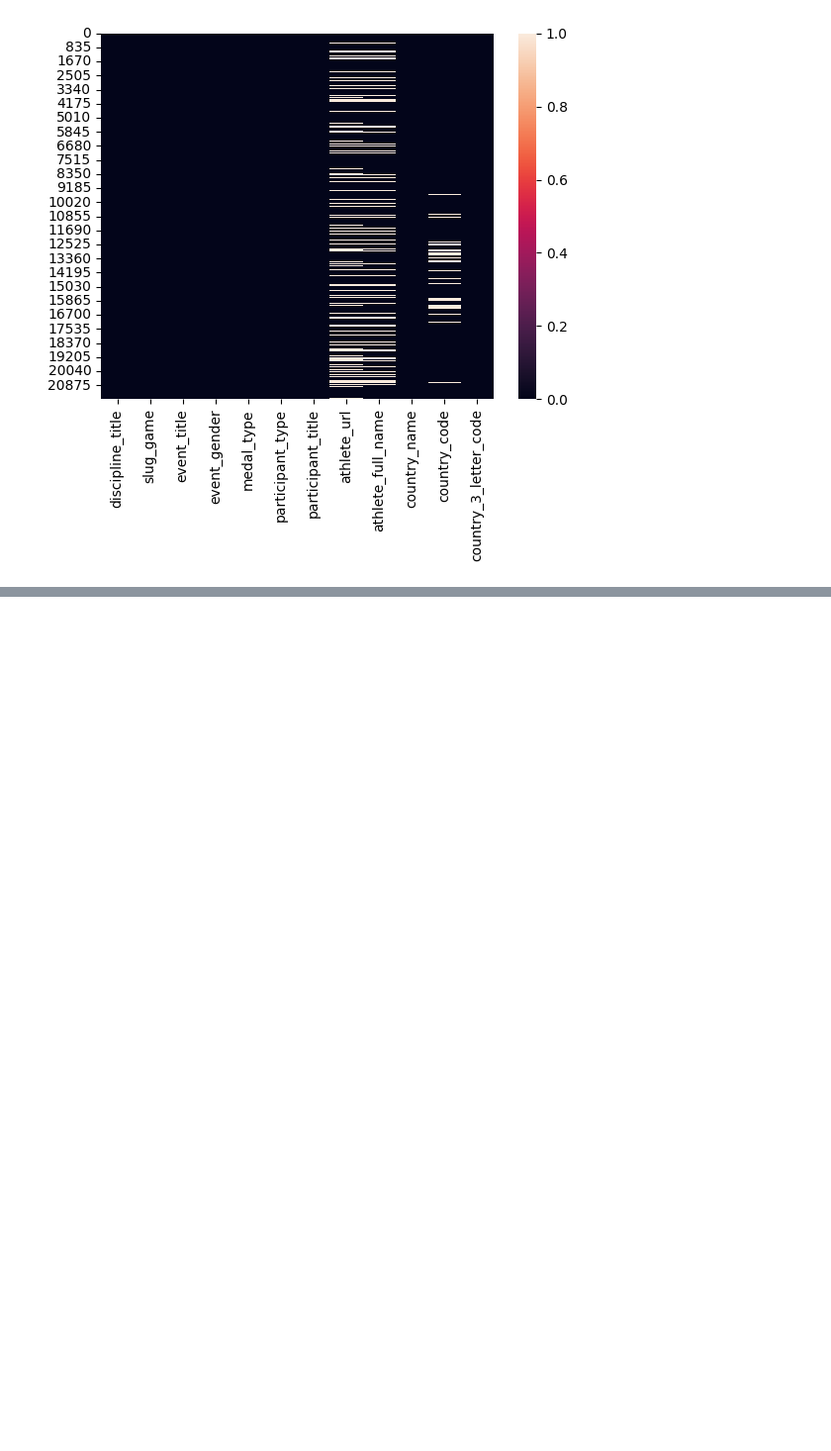
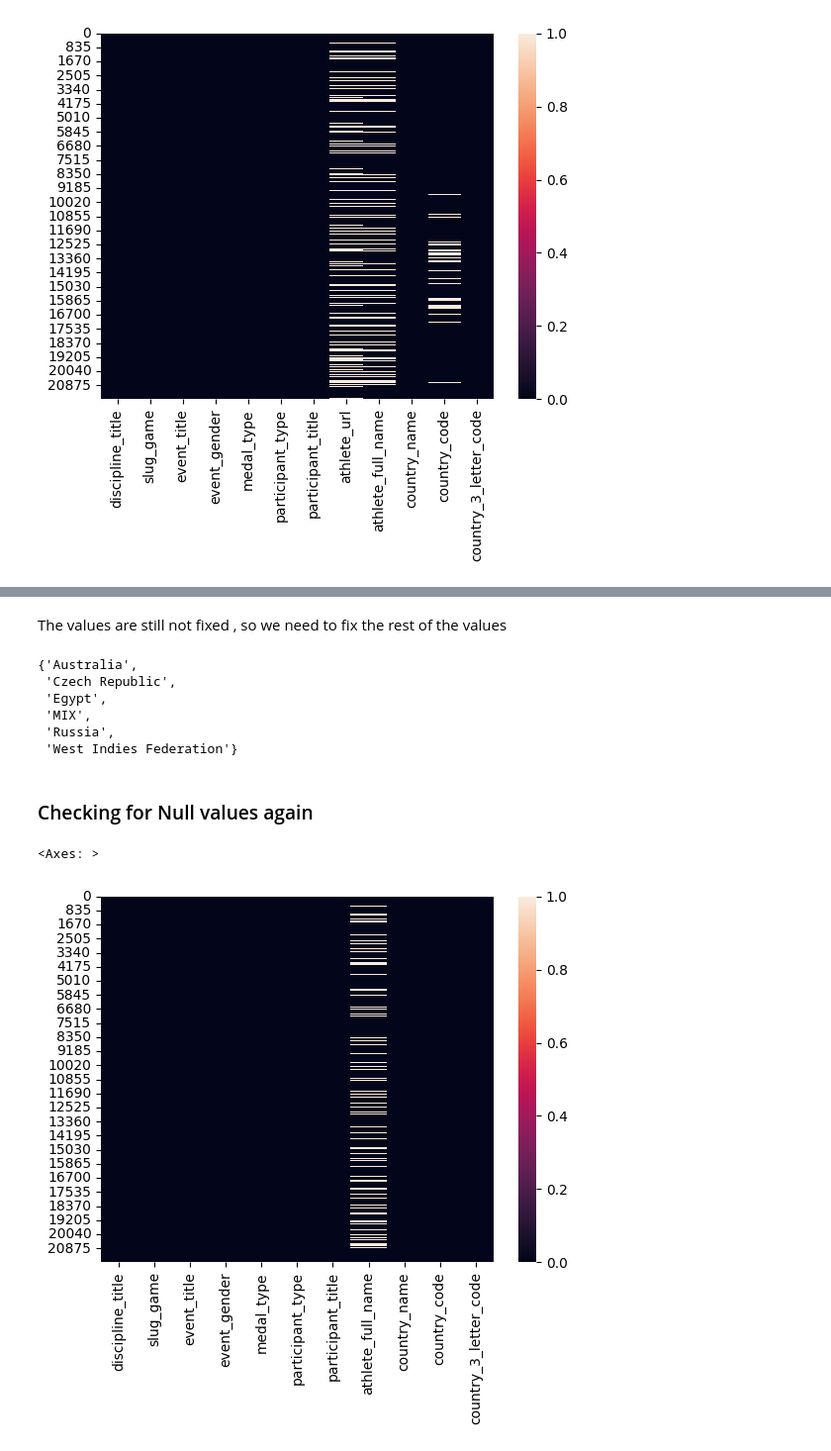
Before and after one commit to ShibamRoy9826/GeeksForGeeks-Hackathon-DataAnalysis-OlympicsData, a Jupyter notebook: GeeksForGeeks-Hackathon-Data-Analysis.ipynb, the cells around one changed output, grey strips where cells are left out. Shown at 99% size. Cells and saved outputs as stored; diff of their text form; code cells hidden in the pictures; blank space fills up the shorter version.

```diff
--- a/GeeksForGeeks-Hackathon-Data-Analysis.ipynb
+++ b/GeeksForGeeks-Hackathon-Data-Analysis.ipynb
@@ -233,0 +228,2 @@ role: Frontend developer
+# %%
+df=df.drop(['athlete_url'],axis=1)
@@ -233,0 +237,6 @@ role: Frontend developer
+# %%
+a=[]
+for i in df.index:
+    if type(df.country_code[i])==float:
+        a.append(df.country_name[i])
+print(set(a))
@@ -233,0 +274,39 @@ role: Frontend developer
+# %% [markdown]
+The values are still not fixed , so we need to fix the rest of the values
+# %%
+b=[]
+for i in df.index:
+    if type(df.country_code[i])==float:
+        b.append(df.country_name[i])
+b=set(b)
+# %%
+b
+# %% [output]
+{'Australia',
+ 'Czech Republic',
+ 'Egypt',
+ 'MIX',
+ 'Russia',
+ 'West Indies Federation'}
+# %%
+# Dropping values and fixing other values
+for i in df.index:
+    if type(df.country_code[i])==float:
+        name=df.country_name[i]
+        if name=="Australia":
+            df.country_code[i]="AU"
+        elif name=="Czech Republic":
+            df.country_code[i]="CZ"
+        elif name=="Egypt":
+            df.country_code[i]="EG"
+        elif name=="Russia":
+            df.country_code[i]="RU"
+        else:
+            df.drop(i)
+# %% [markdown]
+### Checking for Null values again
+# %%
+sns.heatmap(df.isnull())
+# %% [output]
+<Axes: >
+[figure, added]
```
Also changed, not shown: parts of 28 cells of this notebook.
